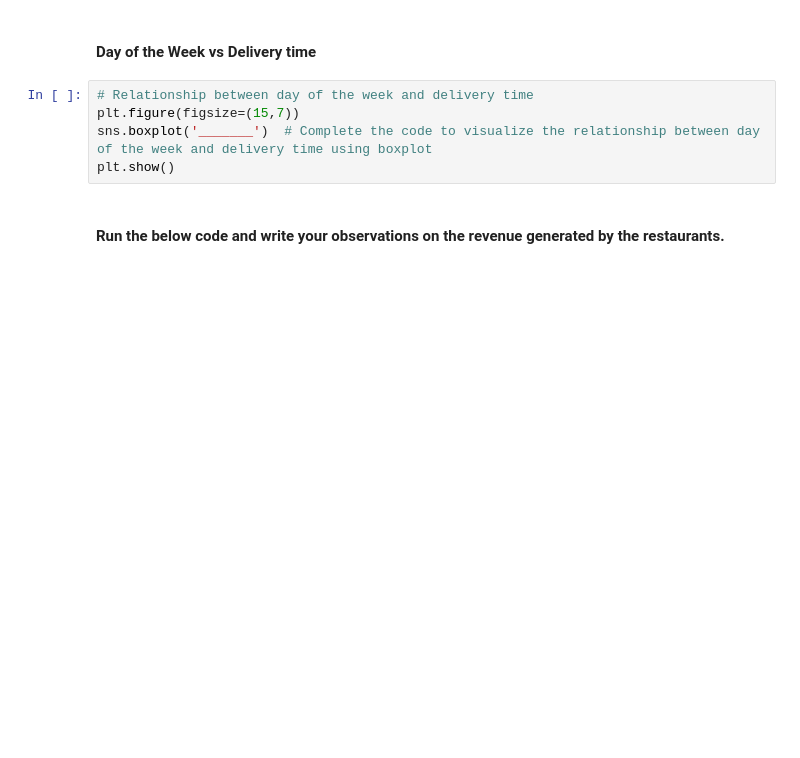
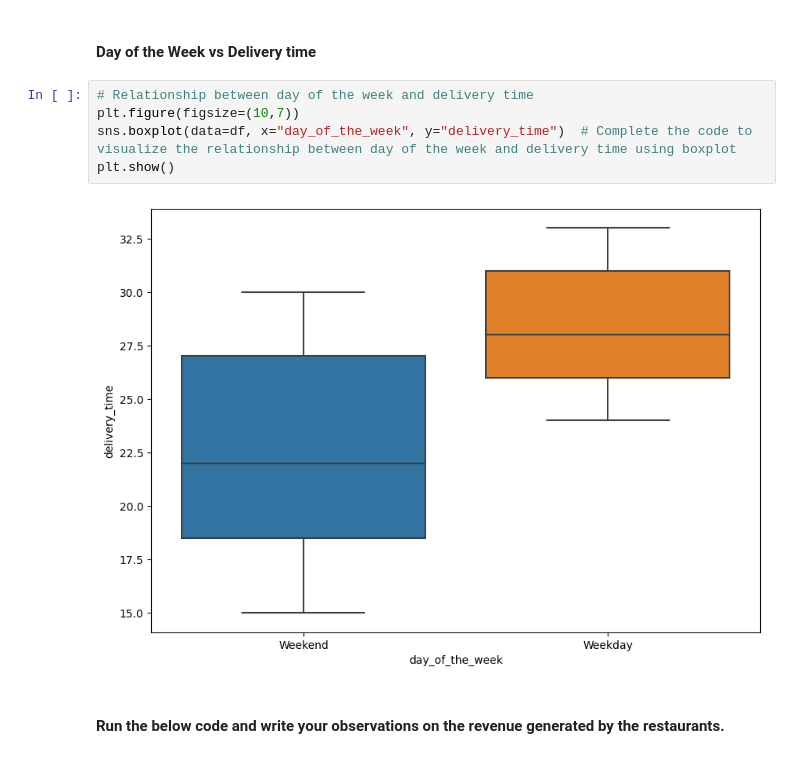
Before and after one commit to HelimaBass/Content_Drive, a Jupyter notebook: FDS_Project_LearnerNotebook_LowCode_MyWork.ipynb, the cells around one changed output. Saved outputs shown, nothing was run; the diff lists cells and outputs as text; blank space fills up the shorter version.

```diff
--- a/FDS_Project_LearnerNotebook_LowCode_MyWork.ipynb
+++ b/FDS_Project_LearnerNotebook_LowCode_MyWork.ipynb
@@ -351,9 +351,11 @@ plt.show()
 #### Day of the Week vs Delivery time
 # %%
 # Relationship between day of the week and delivery time
-plt.figure(figsize=(15,7))
-sns.boxplot('_______')  # Complete the code to visualize the relationship between day of the week and delivery time using boxplot
+plt.figure(figsize=(10,7))
+sns.boxplot(data=df, x="day_of_the_week", y="delivery_time")  # Complete the code to visualize the relationship between day of the week and delivery time using boxplot
 plt.show()
+# %% [output]
+[figure, added]
 # %% [markdown]
 #### Run the below code and write your observations on the revenue generated by the restaurants.
 # %%
```
Also changed, not shown: parts of 14 cells of this notebook.
